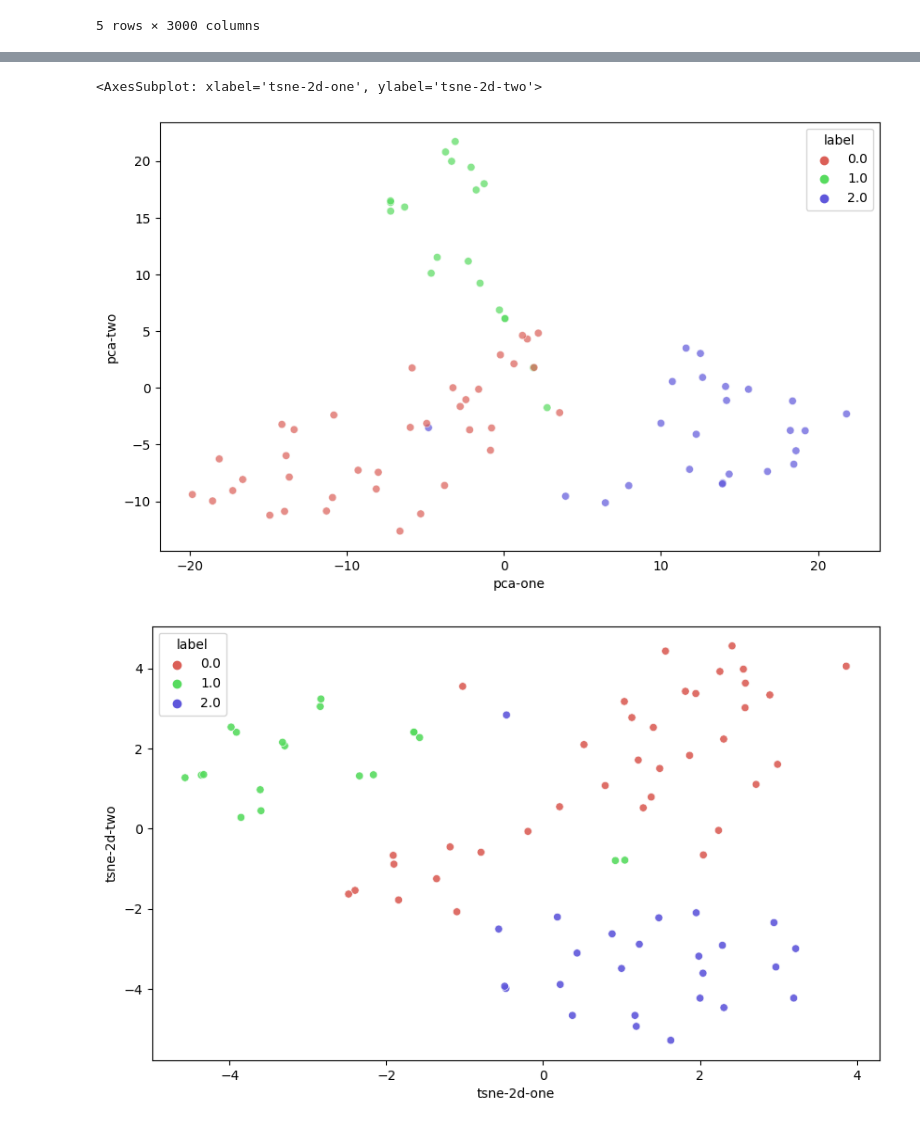
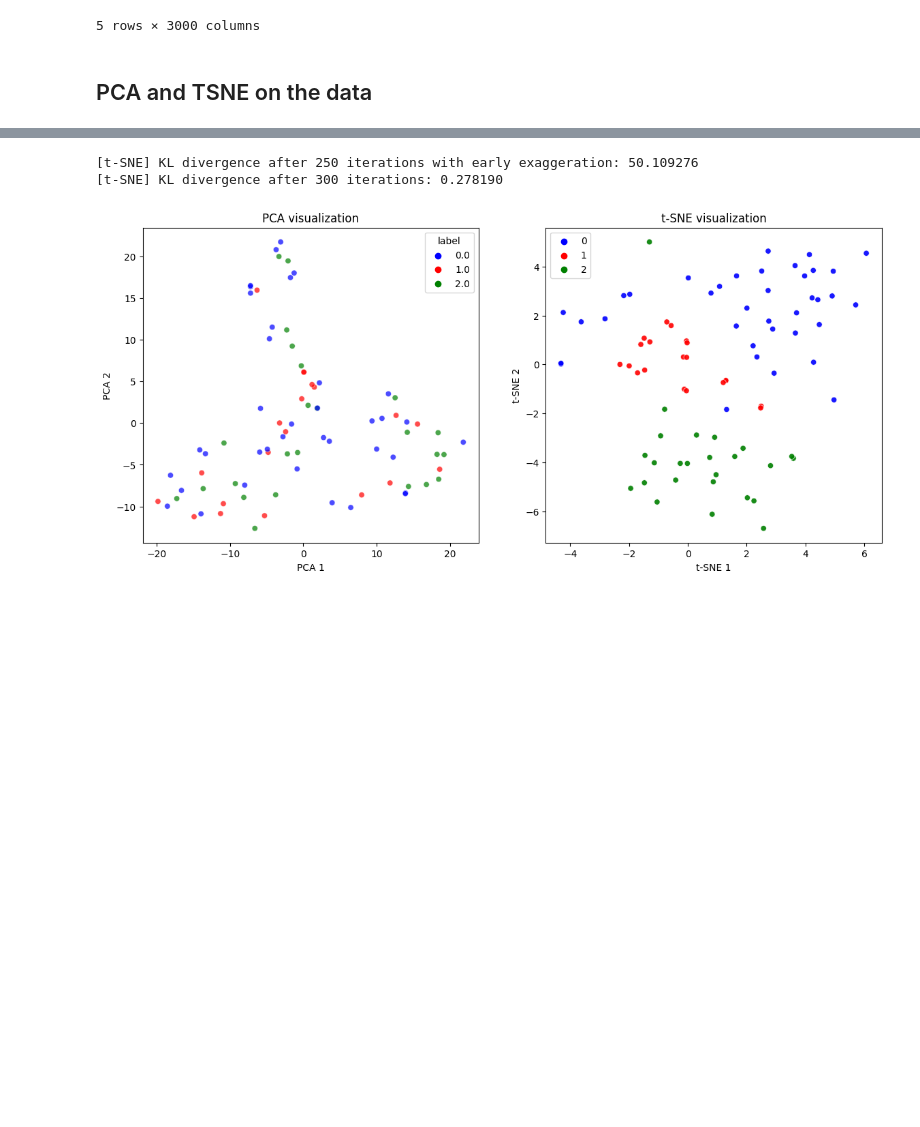
Before and after one commit to jespeols/MPCAS, a Jupyter notebook: MVE441_StatLearning/Project 3/Project_3_Theme_b_Clustering.ipynb, the cells around one changed output, grey strips where cells are left out. Drawn from its saved outputs; the diff is of its cells as text; code cells hidden in the pictures; blank space fills up the shorter version.

```diff
--- a/MVE441_StatLearning/Project 3/Project_3_Theme_b_Clustering.ipynb
+++ b/MVE441_StatLearning/Project 3/Project_3_Theme_b_Clustering.ipynb
@@ -79,6 +93,8 @@ cancerData.head()
 | 4 | 0 | -1.510219 | -1.052041 | -1.510219 | -0.695578 | 0.237352 | -1.510219 | -1.510219 | -1.510219 | 2.732156 | ... | ... |
 | 5 | 2 | 0.230166 | -0.095223 | -0.990862 | -0.990862 | -0.186215 | -0.990862 | -0.990862 | -0.990862 | 3.408664 | ... | ... |
 5 rows × 3000 columns
+# %% [markdown]
+## PCA and TSNE on the data
 # %%
 # t-SNE visualization of the cancerData
 # Skeleton code mostly from this link https://builtin.com/data-science/tsne-python
@@ -87,67 +103,60 @@ from sklearn.decomposition import PCA
 from sklearn.manifold import TSNE
 from sklearn.datasets import make_blobs
 from sklearn.preprocessing import StandardScaler
-import time
+from matplotlib.colors import to_hex
 
 # PCA with plotting
-N = 82
-
-print("Shape of raw data:", cancerData.shape)
-
-cancerDataSubset = pd.DataFrame(cancerData) # Data to be clustered
-
 cancerLabels = cancerData.iloc[:,0] # Labels for the data
 cancerDataSubset = cancerData.iloc[:,1:] # Remove the labels
 
 print("Shape of dataset excluding labels", np.shape(cancerDataSubset))
 print("Shape of labels", np.shape(cancerLabels))
 
-rndperm = np.random.permutation(cancerDataSubset.shape[0]-1)
-print(rndperm[:N])
-
-pca = PCA(n_components=3)
-pca_result = pca.fit_transform(cancerDataSubset)
-print("Shape of PCA results", np.shape(pca_result))
-
-cancerDataSubset['pca-one'] = pca_result[:,0]
-cancerDataSubset['pca-two'] = pca_result[:,1]
-cancerDataSubset['pca-three'] = pca_result[:,2]
+n_pca_components = 3
+pca = PCA(n_components=n_pca_components)
+column_names_pca = ['PCA '+str(i) for i in range(1,n_pca_components+1)]
+pca_results = pd.DataFrame(pca.fit_transform(cancerDataSubset), columns=column_names_pca)
+print("Shape of PCA results", np.shape(pca_results))
 
 print('Explained variation per principal component: {}'.format(pca.explained_variance_ratio_))
 
-print(np.shape(pca_result[1:,1]))
-print(np.shape(cancerLabels))
-print(np.shape(cancerLabels.loc[1:82]))
-print(np.shape(cancerLabels.iloc[1:]))
+colors = ['blue', 'red', 'green', 'yellow', 'orange', 'purple',
+          'pink', 'brown', 'black', 'magenta', 'cyan']
+colors_hex = [to_hex(i) for i in colors]
+color_palette = sns.color_palette(colors_hex)
 
-print(cancerLabels.iloc[1:])
+plt.figure(figsize=(14,6))
 
-plt.figure(figsize=(10,6))
+plt.subplot(1,2,1)
 sns.scatterplot(
-    x="pca-one", y="pca-two",
-    hue=cancerLabels.iloc[1:],
-    palette=sns.color_palette("hls", 3),
-    data=cancerDataSubset.iloc[rndperm],
+    x='PCA 1', y='PCA 2',
+    hue=cancerLabels,
+    palette=color_palette,
+    data=pca_results,
     legend="full",
     alpha=0.7
 )
+plt.xlabel("PCA 1")
+plt.ylabel("PCA 2")
+plt.title("PCA visualization")
 
 # t-SNE plotting
-# Kan även använda PCA innan man applicerar t-SNE vilket kan vara relevant a kika på
-time_start = time.time()
-tsne = TSNE(n_components=2, verbose=1, perplexity=40, n_iter=300)
-tsne_results = tsne.fit_transform(cancerDataSubset)
+n_tsne_components = 2
+tsne = TSNE(n_components=n_tsne_components, verbose=1, perplexity=40, n_iter=300)
+column_names_tsne = ['t-SNE '+str(i) for i in range(1,n_tsne_components+1)]
+tsne_results = pd.DataFrame(tsne.fit_transform(cancerDataSubset), columns=column_names_tsne)
 
-cancerDataSubset['tsne-2d-one'] = tsne_results[:,0]
-cancerDataSubset['tsne-2d-two'] = tsne_results[:,1]
-
-plt.figure(figsize=(10,6))
+plt.subplot(1,2,2)
 sns.scatterplot(
-    x="tsne-2d-one", y="tsne-2d-two",
-    hue=cancerLabels.iloc[1:],
-    palette=sns.color_palette("hls", 3),
-    data=cancerDataSubset,
+    x='t-SNE 1', y='t-SNE 2',
+    hue=cancerLabels.values,
+    palette=color_palette,
+    data=tsne_results,
     legend="full",
     alpha=0.9
 )
+plt.xlabel("t-SNE 1")
+plt.ylabel("t-SNE 2")
+plt.title("t-SNE visualization")
+plt.show()
 # %% [output]
@@ -171,3 +172,3 @@ Explained variation per principal component: [0.12563841 0.09442987 0.07225259]
-<AxesSubplot: xlabel='tsne-2d-one', ylabel='tsne-2d-two'>
+[t-SNE] KL divergence after 250 iterations with early exaggeration: 50.109276
+[t-SNE] KL divergence after 300 iterations: 0.278190
-[figure, old version]
+[figure, new version]
-[figure, removed]
```
Also changed, not shown: parts of 46 cells of this notebook.
